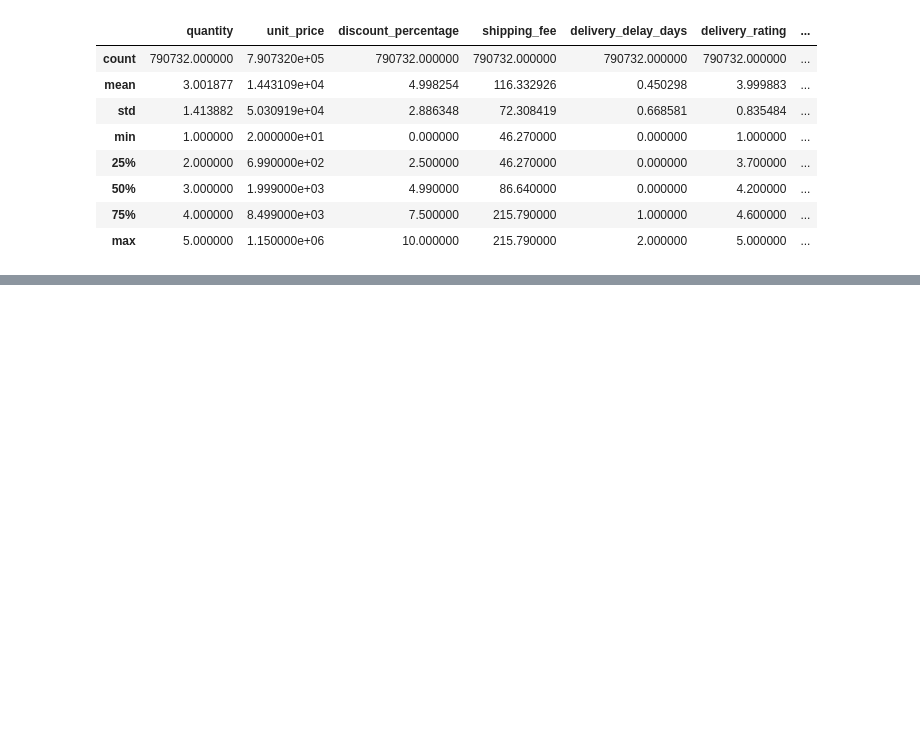
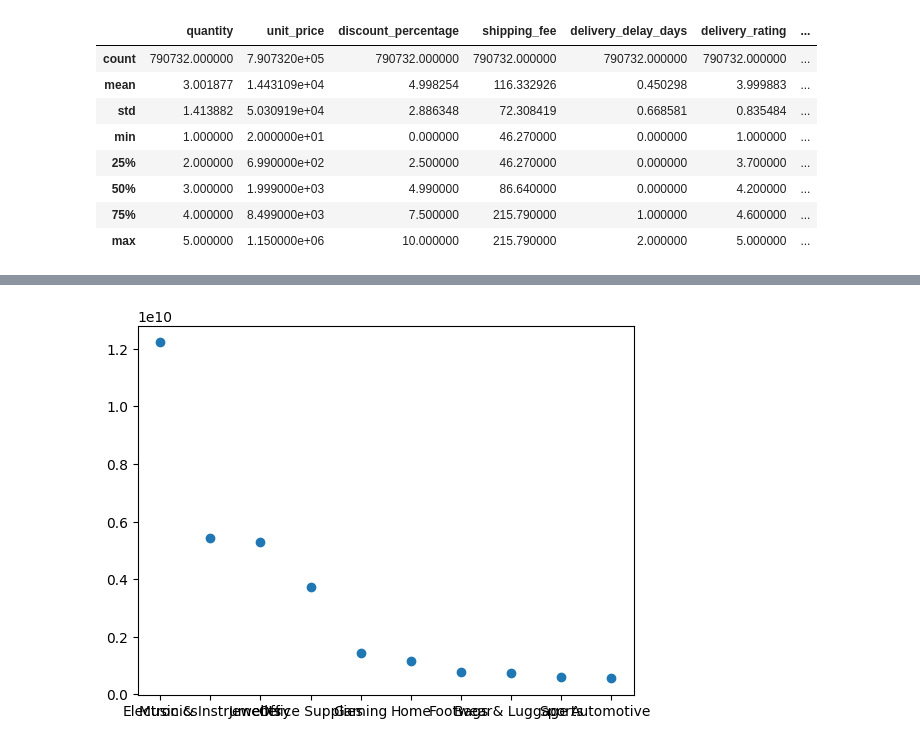
Before and after one commit to BhupathiTharun/Supply-chain-data-warehouse, a Jupyter notebook: python/orders_table_cleaning.ipynb, the cells around one changed output, grey strips where cells are left out. Saved outputs shown, nothing was run; the diff lists cells and outputs as text; code cells hidden in the pictures; blank space fills up the shorter version.

```diff
--- a/python/orders_table_cleaning.ipynb
+++ b/python/orders_table_cleaning.ipynb
@@ -498,0 +557,5 @@ df1.describe()
+# %%
+plt.scatter(top_5_categorys['category_x'],top_5_categorys['sum_net_amount'])
+plt.show()
+# %% [output]
+[figure, added]
```
Also changed, not shown: parts of 60 cells of this notebook.
